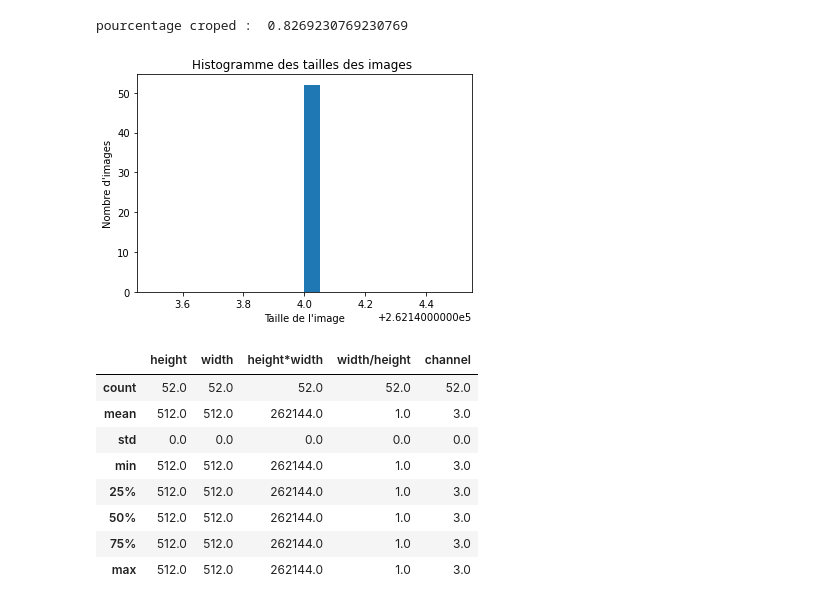
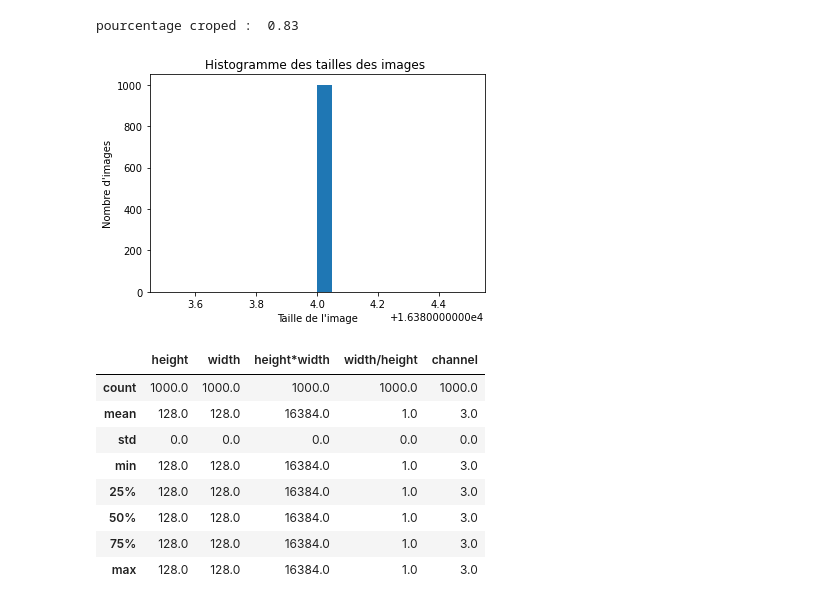
Before and after one commit to pidoux7/REDS, a Jupyter notebook: Analyse_Reshape.ipynb, the cells around one changed output. Drawn from its saved outputs; the diff is of its cells as text; code cells hidden in the pictures.

Commit message:
analyse_reshape

```diff
--- a/Analyse_Reshape.ipynb
+++ b/Analyse_Reshape.ipynb
@@ -32,9 +33,14 @@ warnings.filterwarnings("ignore")
 [nltk_data]   Package wordnet is already up-to-date!
 # %%
-hashtag = 'cat'     ############ a modifier en fonction de la classe
+dossier = 'flower'
+hashtag = 'flower'     ############ a modifier en fonction de la classe
 
-with open(f'dataframe_{hashtag}.pkl', 'rb') as file :
-    df = pickle.load(file)
-test = df
-print(df.head(2))
-images =  test.iloc[:]['image']
+with open(f'{dossier}/dataframe_{hashtag}_final_1.pkl', 'rb') as file :
+    df1 = pickle.load(file)
+
+with open(f'{dossier}/dataframe_{hashtag}_final_2.pkl', 'rb') as file :
+    df2 = pickle.load(file)
+
+df = pd.concat([df1, df2], ignore_index=True)
+
+images =  df.iloc[:]['image']
@@ -215,22 +217,22 @@ describe_dyn_pre
 # %%
-images = reshape_normalize(images,512,0.1)
+images = reshape_normalize(images,128,0.1)
 plt.show()
 df_shape_post,describe_shape_post, hist_shape_post, df_dyn_post, describe_dyn_post = analyse_images(images,bins = 20)
 # %% [output]
-pourcentage croped :  0.8269230769230769
+pourcentage croped :  0.83
-[figure, old version]
+[figure, new version]
 # %%
 describe_shape_post
 # %% [output]
 |  | height | width | height*width | width/height | channel |
-| count | 52.0 | 52.0 | 52.0 | 52.0 | 52.0 |
-| mean | 512.0 | 512.0 | 262144.0 | 1.0 | 3.0 |
+| count | 1000.0 | 1000.0 | 1000.0 | 1000.0 | 1000.0 |
+| mean | 128.0 | 128.0 | 16384.0 | 1.0 | 3.0 |
 | std | 0.0 | 0.0 | 0.0 | 0.0 | 0.0 |
-| min | 512.0 | 512.0 | 262144.0 | 1.0 | 3.0 |
-| 25% | 512.0 | 512.0 | 262144.0 | 1.0 | 3.0 |
-| 50% | 512.0 | 512.0 | 262144.0 | 1.0 | 3.0 |
-| 75% | 512.0 | 512.0 | 262144.0 | 1.0 | 3.0 |
-| max | 512.0 | 512.0 | 262144.0 | 1.0 | 3.0 |
+| min | 128.0 | 128.0 | 16384.0 | 1.0 | 3.0 |
+| 25% | 128.0 | 128.0 | 16384.0 | 1.0 | 3.0 |
+| 50% | 128.0 | 128.0 | 16384.0 | 1.0 | 3.0 |
+| 75% | 128.0 | 128.0 | 16384.0 | 1.0 | 3.0 |
+| max | 128.0 | 128.0 | 16384.0 | 1.0 | 3.0 |
 # %%
 describe_dyn_post
 # %% [output]
```
Also changed, not shown: parts of 13 cells of this notebook.
